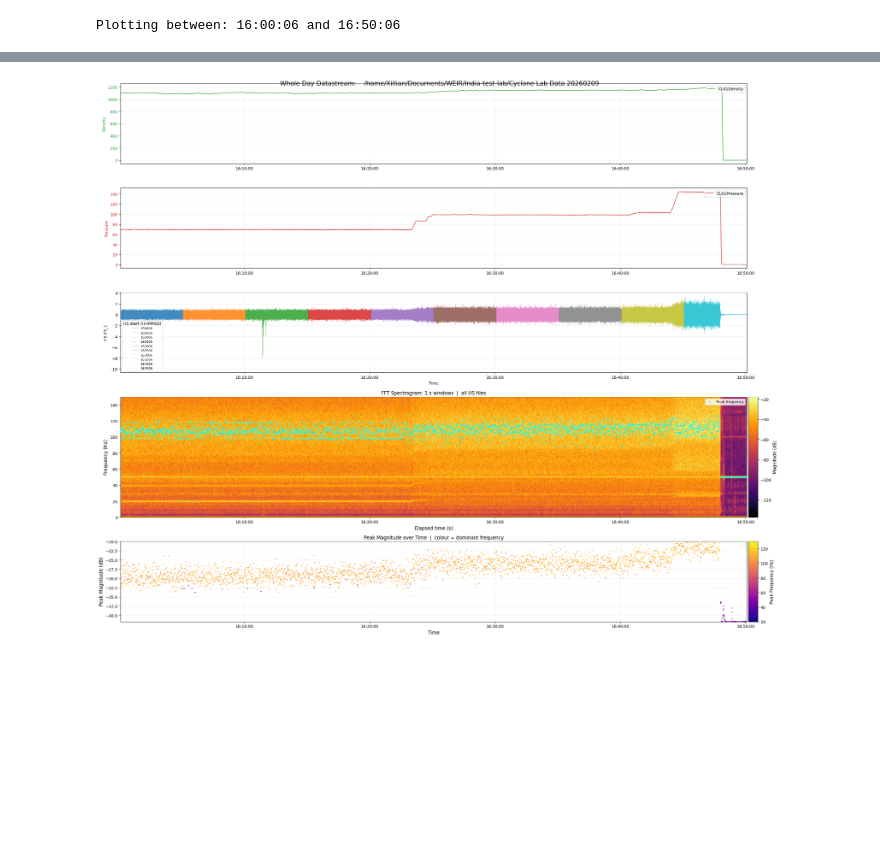
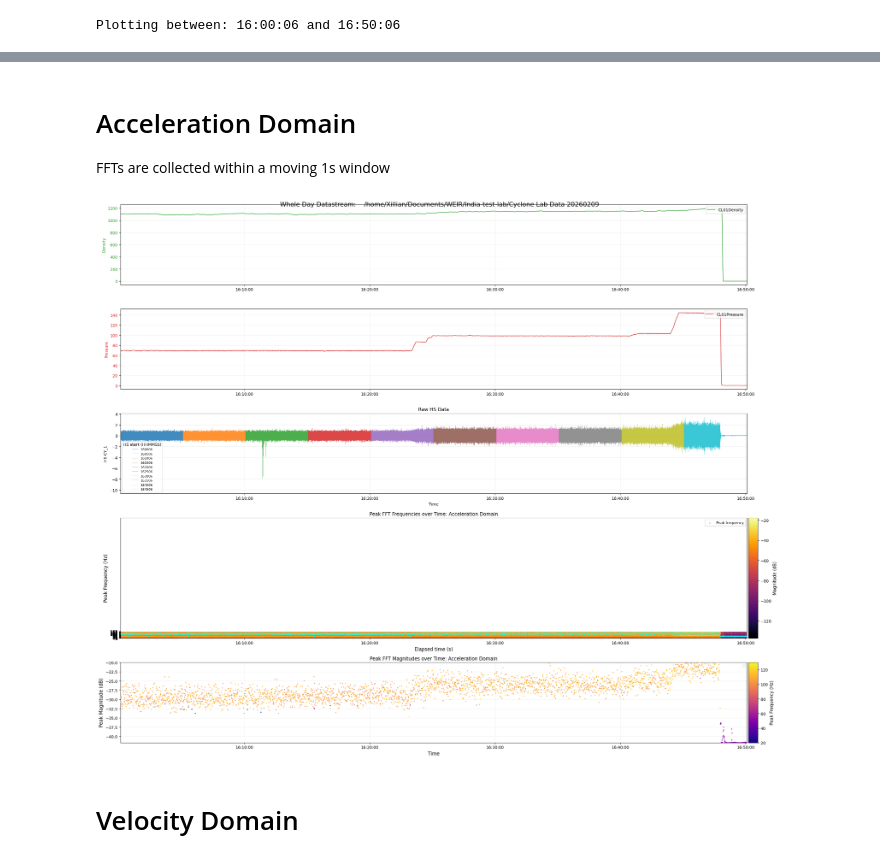
Before and after one commit to Max-Ringland-Weir/India-test-lab, a Jupyter notebook: FFT_full_day.ipynb, the cells around one changed output, grey strips where cells are left out. Saved outputs shown, nothing was run; the diff lists cells and outputs as text; code cells hidden in the pictures; blank space fills up the shorter version.

Commit message:
broke display for frequency plot. was trying to make frequency scale dynamically depending on the data's frequency, rather than being hard coded.

```diff
--- a/FFT_full_day.ipynb
+++ b/FFT_full_day.ipynb
@@ -566,3 +110,7 @@ peak_mags range: -41.8 to -17.7
+# %% [markdown]
+# Acceleration Domain
+
+FFTs are collected within a moving 1s window
 # %%
 T_minutes = 5
 
@@ -639,6 +187,7 @@ for hs_file_path in hs_files:
     # ── Raw signal plot ────────────────────────────────────────────────────────
     ax_hs.plot(hs_time_axis, HS_df_conc["CY_1"],
                linewidth=0.35, alpha=0.85, label=hhmmss)
+    ax_hs.set_title("Raw HS Data")
 
     # ── FFT per 1-second window ────────────────────────────────────────────────
     signal    = HS_df_conc["CY_1"].values
@@ -684,17 +233,25 @@ if all_fft_rows:
     freq_axis = np.fft.rfftfreq(samples_per_sec, d=1 / fs)
 
     # Crop to FREQ_MAX
+    FREQ_DISPLAY = peak_freqs.max() * 1.3  # 30% headroom above highest peak
+
     if FREQ_MAX is not None:
-        freq_mask  = freq_axis <= FREQ_MAX
-        freq_plot  = freq_axis[freq_mask]
-        mat_plot   = fft_matrix[:, freq_mask]
+        freq_mask = freq_axis <= FREQ_MAX
+        freq_plot = freq_axis[freq_mask]
+        mat_plot  = fft_matrix[:, freq_mask]
     else:
-        freq_plot  = freq_axis
-        mat_plot   = fft_matrix
+        freq_plot = freq_axis
+        mat_plot  = fft_matrix
+
+    # Separate display crop for pcolormesh
+    display_mask  = freq_plot <= FREQ_DISPLAY
+    freq_display  = freq_plot[display_mask]
+    mat_display   = mat_plot[:, display_mask]
 
     if USE_DB:
-        mat_plot   = 20 * np.log10(mat_plot + 1e-12)
-        cbar_label = "Magnitude (dB)"
+        mat_display = 20 * np.log10(mat_display + 1e-12)
+        mat_plot    = 20 * np.log10(mat_plot    + 1e-12)  # keep for peak_mags lookup
+        cbar_label  = "Magnitude (dB)"
     else:
         cbar_label = "Magnitude"
 
@@ -702,8 +259,8 @@ if all_fft_rows:
     # x = frequency, y = time (seconds elapsed from first window)
     im = ax_spec.pcolormesh(
         np.array(time_dt),
-        freq_plot,
-        mat_plot.T,
+        freq_display,
+        mat_display.T,
         shading="auto",
         cmap="inferno"
     )
@@ -719,12 +276,12 @@ if all_fft_rows:
                     label="Peak frequency", zorder=3)
 
     ax_spec.set_xlabel("Elapsed time (s)", fontsize=12)
-    ax_spec.set_ylabel("Frequency (Hz)", fontsize=12)
-    ax_spec.set_title("FFT Spectrogram: 1 s windows  |  all HS files", fontsize=12)
+    ax_spec.set_ylabel("Peak Frequency (Hz)", fontsize=12)
+    ax_spec.set_title("Peak FFT Frequencies over Time: Acceleration Domain", fontsize=12)
     # ax_spec.set_ylim(0, freq_plot[-1])
-    ax_spec.set_ylim(0, 150)
+    #ax_spec.set_ylim(0, 150)
     # print(f"freq_plot: {freq_plot[-1]}")
-    ax_spec.set_yticks(np.arange(0, FREQ_MAX + 1, 20))
+    ax_spec.set_yticks(np.arange(0, FREQ_DISPLAY + 1, 5))
     # ax_spec.set_xticks(np.arange(0, max(time_dt) + 1, 300))
     ax_spec.legend(loc="upper right", fontsize=9)
     ax_spec.grid(False)
@@ -765,7 +322,7 @@ if all_fft_rows:
 
     ax_spec2.set_xlabel("Time", fontsize=12)
     ax_spec2.set_ylabel("Peak Magnitude (dB)" if USE_DB else "Peak Magnitude", fontsize=12)
-    ax_spec2.set_title("Peak Magnitude over Time  |  colour = dominant frequency", fontsize=12)
+    ax_spec2.set_title("Peak FFT Magnitudes over Time: Acceleration Domain", fontsize=12)
     ax_spec2.set_ylim(np.percentile(peak_mags, 1), np.percentile(peak_mags, 99))
     ax_spec2.legend(loc="upper right", fontsize=9)
     ax_spec2.grid(True, alpha=0.2)
@@ -785,31 +342,33 @@ ax_hs.grid(True, alpha=0.2)
 
 if len(hs_files) <= 12:
     ax_hs.legend(title="HS start (HHMMSS)", loc="lower left", fontsize=8)
 
 ax_hs.xaxis.set_major_formatter(mdates.DateFormatter("%H:%M:%S"))
 ax_hs.set_xlim(
     pd.to_datetime(start_analysis_time, format="%H:%M:%S").replace(year=2000, month=1, day=1),
     pd.to_datetime(end_analysis_time,   format="%H:%M:%S").replace(year=2000, month=1, day=1)
 )
 ax_hs.xaxis.set_major_locator(mdates.MinuteLocator(interval=x_axis_ticks_min))
 # ax_hs.xaxis.set_major_locator(mdates.HourLocator(interval=x_axis_ticks_hrs))
 # ax_hs.xaxis.set_major_locator(mdates.SecondLocator(interval=x_axis_ticks_sec))
 
 # Apply date formatting only to the time-axis subplots (not the spectrogram)
 for ax in [ax_dens, ax_press, ax_hs]:
     divider = make_axes_locatable(ax)
     cax_dummy = divider.append_axes("right", size="1.5%", pad=0.05)
     cax_dummy.set_visible(False)
     ax.xaxis.set_major_formatter(mdates.DateFormatter("%H:%M:%S"))
     ax.set_xlim(
         pd.to_datetime(start_analysis_time, format="%H:%M:%S").replace(year=2000, month=1, day=1),
         pd.to_datetime(end_analysis_time,   format="%H:%M:%S").replace(year=2000, month=1, day=1)
     )
     ax.xaxis.set_major_locator(mdates.MinuteLocator(interval=x_axis_ticks_min))
 
 fig.autofmt_xdate()
 fig.suptitle(f"Whole Day Datastream:    {project_path}", fontsize=16)
 plt.tight_layout()
 plt.show()
 # %% [output]
-[figure, old version]
+[figure, new version]
+# %% [markdown]
+# Velocity Domain
```
Also changed, not shown: parts of 7 cells of this notebook, 9 other files.
